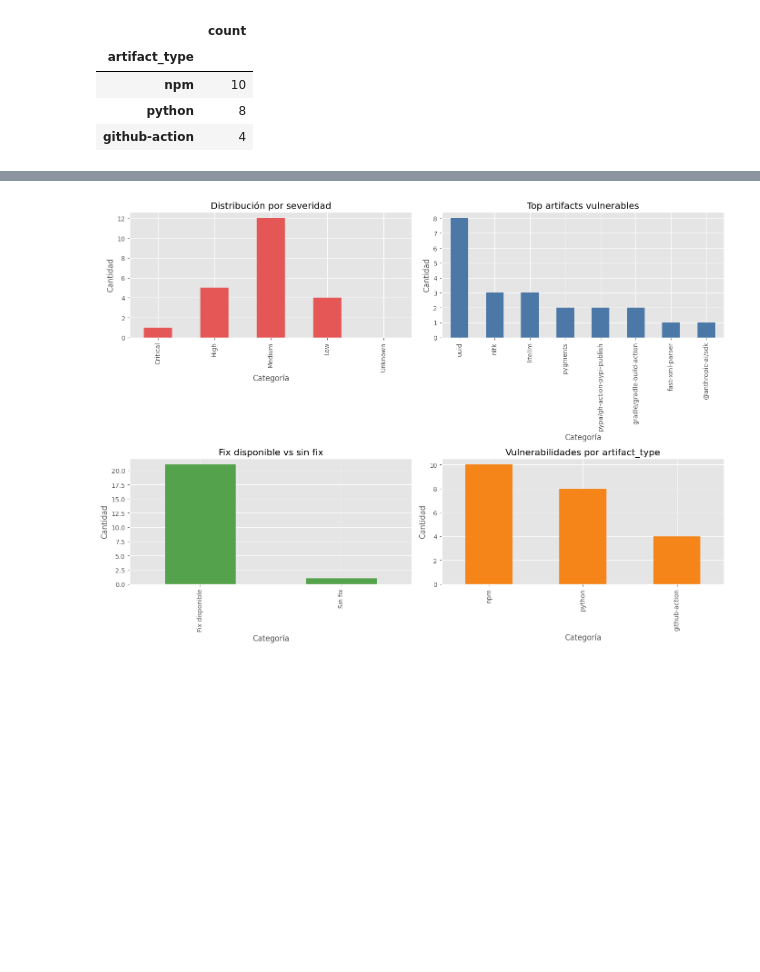
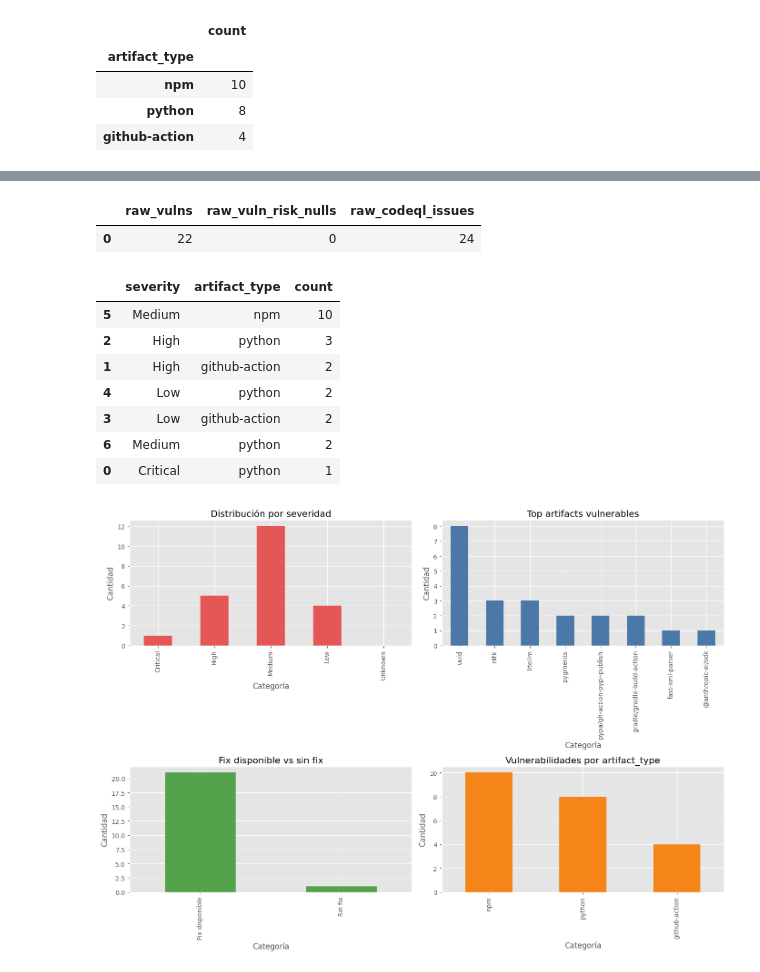
Before and after one commit to CristobalAlonso26/Proyecto_ciberseguridad, a Jupyter notebook: nbs/02_vulnerability_patterns.ipynb, the cells around one changed output, grey strips where cells are left out. Drawn from its saved outputs; the diff is of its cells as text; code cells hidden in the pictures; blank space fills up the shorter version.

```diff
--- a/nbs/02_vulnerability_patterns.ipynb
+++ b/nbs/02_vulnerability_patterns.ipynb
@@ -134,3 +138,51 @@ display(by_type.to_frame('count'))
+# %%
+raw_vuln_rows = []
+for path in sorted((find_project_root() / 'data' / 'results' / 'vulns').glob('*_vuln.json')):
+    data = json.loads(path.read_text(encoding='utf-8'))
+    for match in data.get('matches', []) if isinstance(data, dict) else []:
+        vuln = match.get('vulnerability', {}) if isinstance(match, dict) else {}
+        artifact = match.get('artifact', {}) if isinstance(match, dict) else {}
+        raw_vuln_rows.append({
+            'repo': path.name.replace('_vuln.json',''),
+            'severity': vuln.get('severity', 'Unknown') or 'Unknown',
+            'risk': vuln.get('risk'),
+            'artifact_type': artifact.get('type', 'unknown') or 'unknown',
+        })
+
+df_raw_vulns = pd.DataFrame(raw_vuln_rows)
+if df_raw_vulns.empty:
+    df_raw_vulns = pd.DataFrame(columns=['repo','severity','risk','artifact_type'])
+
+raw_codeql_rows = []
+for path in sorted((find_project_root() / 'data' / 'reports').glob('*_codeql.sarif')):
+    data = json.loads(path.read_text(encoding='utf-8'))
+    runs = data.get('runs', []) if isinstance(data, dict) else []
+    first = runs[0] if isinstance(runs, list) and runs else {}
+    for issue in first.get('results', []) if isinstance(first, dict) else []:
+        raw_codeql_rows.append({'repo': path.name.replace('_codeql.sarif',''), 'level': issue.get('level', 'unknown') or 'unknown'})
+
+df_raw_codeql = pd.DataFrame(raw_codeql_rows)
+if df_raw_codeql.empty:
+    df_raw_codeql = pd.DataFrame(columns=['repo','level'])
+
+raw_summary = pd.DataFrame({
+    'raw_vulns': [len(df_raw_vulns)],
+    'raw_vuln_risk_nulls': [int(df_raw_vulns['risk'].isna().sum()) if 'risk' in df_raw_vulns else 0],
+    'raw_codeql_issues': [len(df_raw_codeql)],
+})
+display(raw_summary)
+display(df_raw_vulns.groupby(['severity','artifact_type'], dropna=False).size().reset_index(name='count').sort_values('count', ascending=False).head(10))
+# %% [output]
+|  | raw_vulns | raw_vuln_risk_nulls | raw_codeql_issues |
+| 0 | 22 | 0 | 24 |
+|  | severity | artifact_type | count |
+| 5 | Medium | npm | 10 |
+| 2 | High | python | 3 |
+| 1 | High | github-action | 2 |
+| 4 | Low | python | 2 |
+| 3 | Low | github-action | 2 |
+| 6 | Medium | python | 2 |
+| 0 | Critical | python | 1 |
 # %%
 plt.style.use('ggplot')
 fig, axes = plt.subplots(2, 2, figsize=(14, 10))
```
Also changed, not shown: parts of 1 cell of this notebook, 3 other files.
